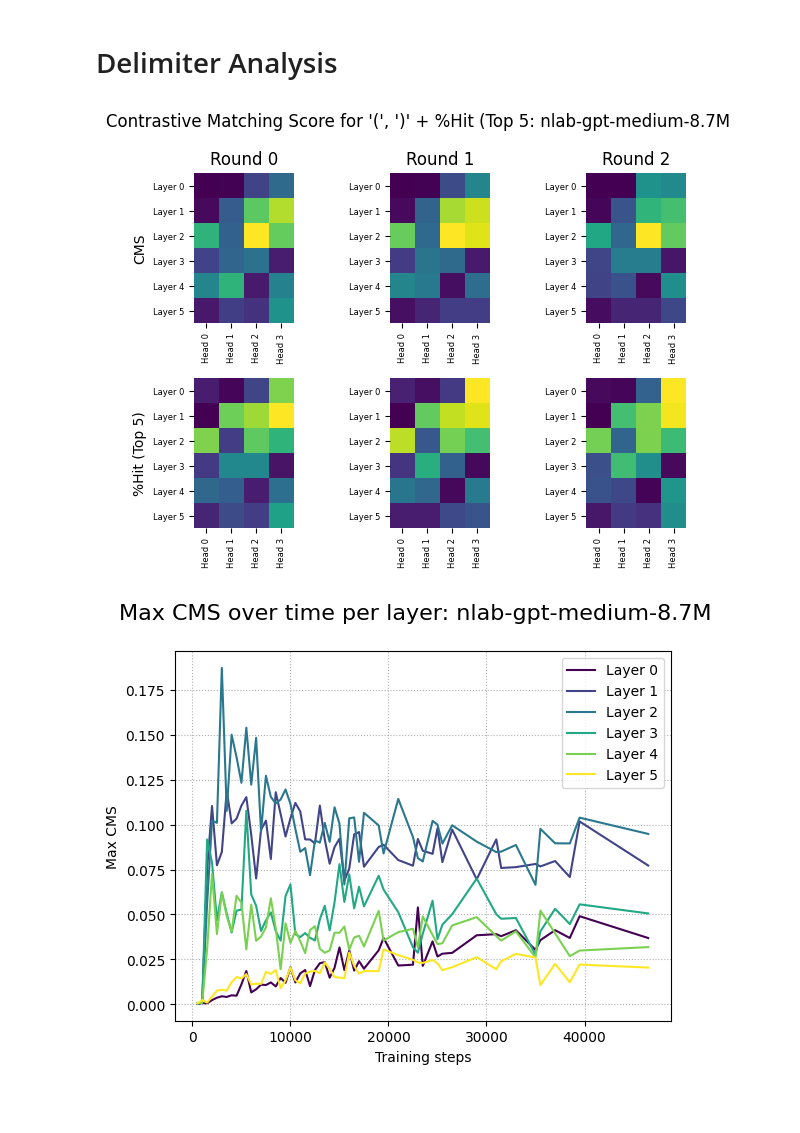
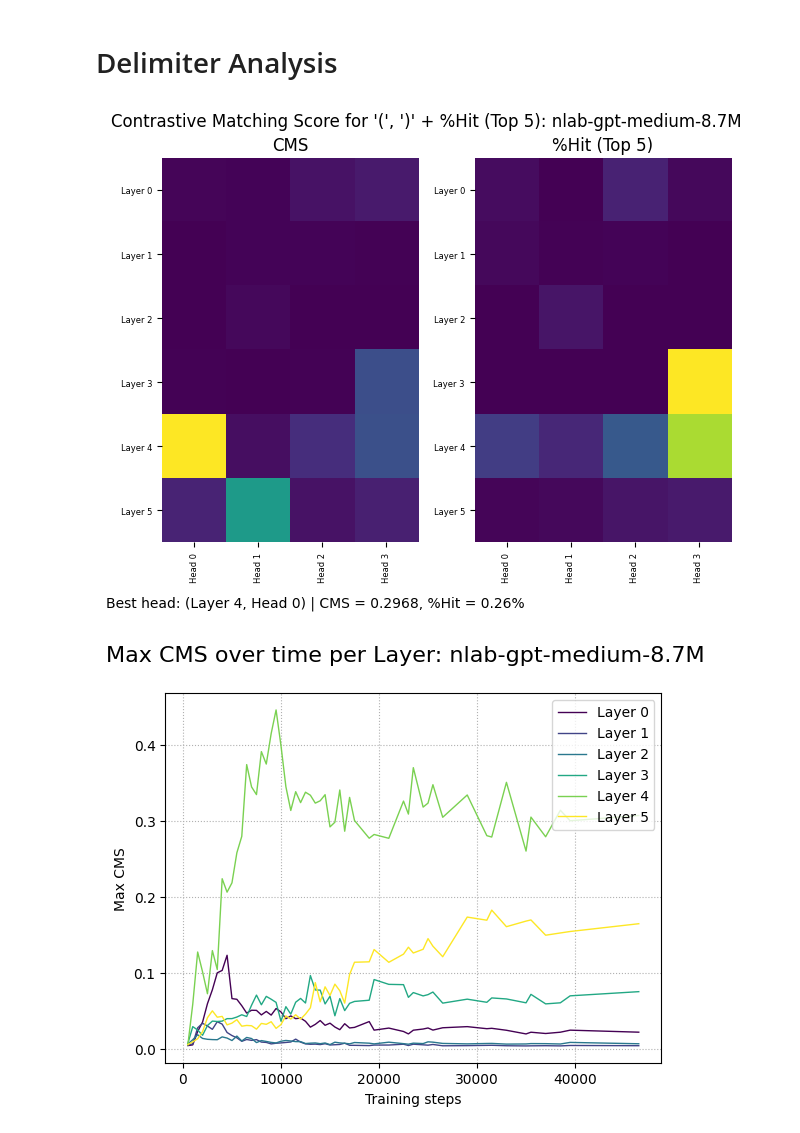
Before and after one commit to mjub/transformer-from-scratch, a Jupyter notebook: notebooks/delimiter-analysis.ipynb, the cells around one changed output. Drawn from its saved outputs; the diff is of its cells as text; code cells hidden in the pictures; blank space fills up the shorter version.

Commit message:
Make plots prettier

```diff
--- a/notebooks/delimiter-analysis.ipynb
+++ b/notebooks/delimiter-analysis.ipynb
@@ -8,7 +8,7 @@ import train
 # %%
 import torch
 
-RUN = "../nlab-gpt-medium-8.7M.pt"
+RUN = "../runs/nlab-gpt-medium-8.7M-eb4543e4/nlab-gpt-medium-8.7M-eb4543e4-2025-12-16-46500-[best(2.0324)].pt"
 
 device = torch.device("cuda" if torch.cuda.is_available() else "cpu")
 run = train.Run.from_file(RUN)
@@ -233,9 +274,9 @@ def show_cms_hits(run, vals=[], top_k=10):
     plt.savefig(f"../assets/cms-{run.name[:-9]}.png", dpi=300, bbox_inches="tight")
     plt.show()
 # %%
-show_cms_hits(run, [get_cms_hits(run, max_iters=1, top_k=5) for _ in range(3)], top_k=5)
+show_cms_hits(run, *get_cms_hits(run, max_iters=3000, top_k=5), top_k=5)
 # %% [output]
-[figure, old version]
+[figure, new version]
 # %%
 import pathlib
 
@@ -274,17 +315,23 @@ cmap = plt.cm.viridis
 # %%
-for l, v in enumerate(values):
-    plt.plot(steps, max_cms_global[l], label=f"Layer {l}", color=cmap(norm(v)))
+for l in range(run.config.num_hidden_layers):
+    plt.plot(
+        steps,
+        max_cms_global[l],
+        label=f"Layer {l}",
+        linewidth=1.0,
+        color=cmap(norm(values[l])),
+    )
 
 plt.xlabel("Training steps")
 plt.ylabel("Max CMS")
 
-plt.suptitle(f"Max CMS over time per layer: {run.name[:-9]}", fontsize=16)
+plt.suptitle(f"Max CMS over time per Layer: {run.name[:-9]}", fontsize=16)
 plt.legend()
 plt.grid(which="both", linestyle="dotted")
 
-plt.savefig("../assets/max-cms.png", dpi=300, bbox_inches="tight")
+plt.savefig(f"../assets/max-cms-{run.name[:-9]}.png", dpi=300, bbox_inches="tight")
 plt.show()
 # %% [output]
-[figure, old version]
+[figure, new version]
 # %%
 for l, v in enumerate(values):
```
Also changed, not shown: parts of 5 cells of this notebook, 1 other file.
